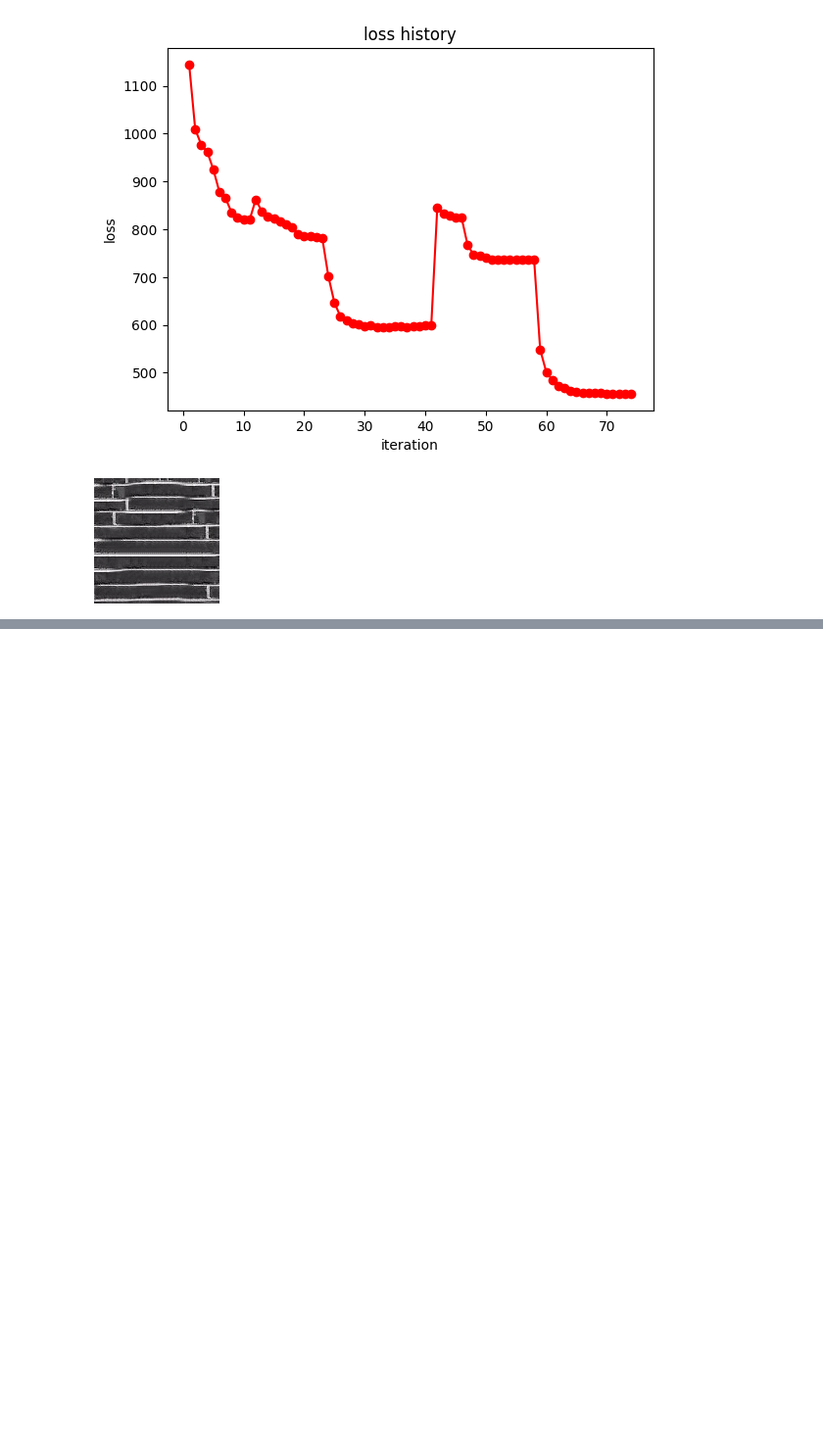
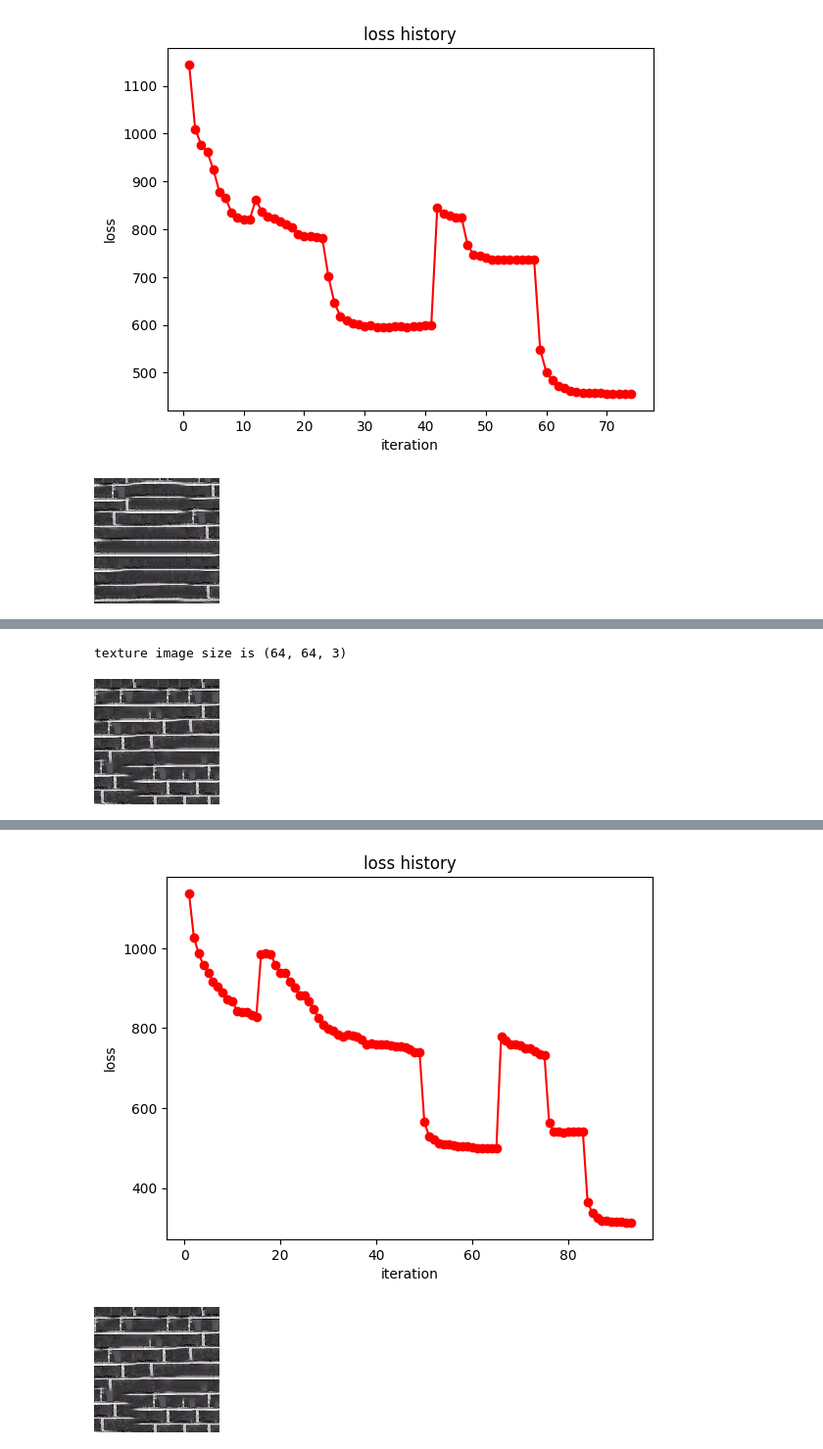
Before and after one commit to hotekagi/gc_assignment, a Jupyter notebook: I3_TextureSynthesis/playground.ipynb, the cells around one changed output, grey strips where cells are left out. Shown at 98% size. Saved outputs shown, nothing was run; the diff lists cells and outputs as text; code cells hidden in the pictures; blank space fills up the shorter version.

```diff
--- a/I3_TextureSynthesis/playground.ipynb
+++ b/I3_TextureSynthesis/playground.ipynb
@@ -262,0 +262,5 @@ KeyboardInterrupt:
+# %%
+multi_level_synthesis("sample_images/renga_64.jpg", adding_noise=True)
+# %% [output]
+texture image size is (64, 64, 3)
+[figure, added]
@@ -262,0 +284,2 @@ KeyboardInterrupt:
+[figure, added]
+[figure, added]
```
Also changed, not shown: parts of 3 cells of this notebook, 1 other file.
